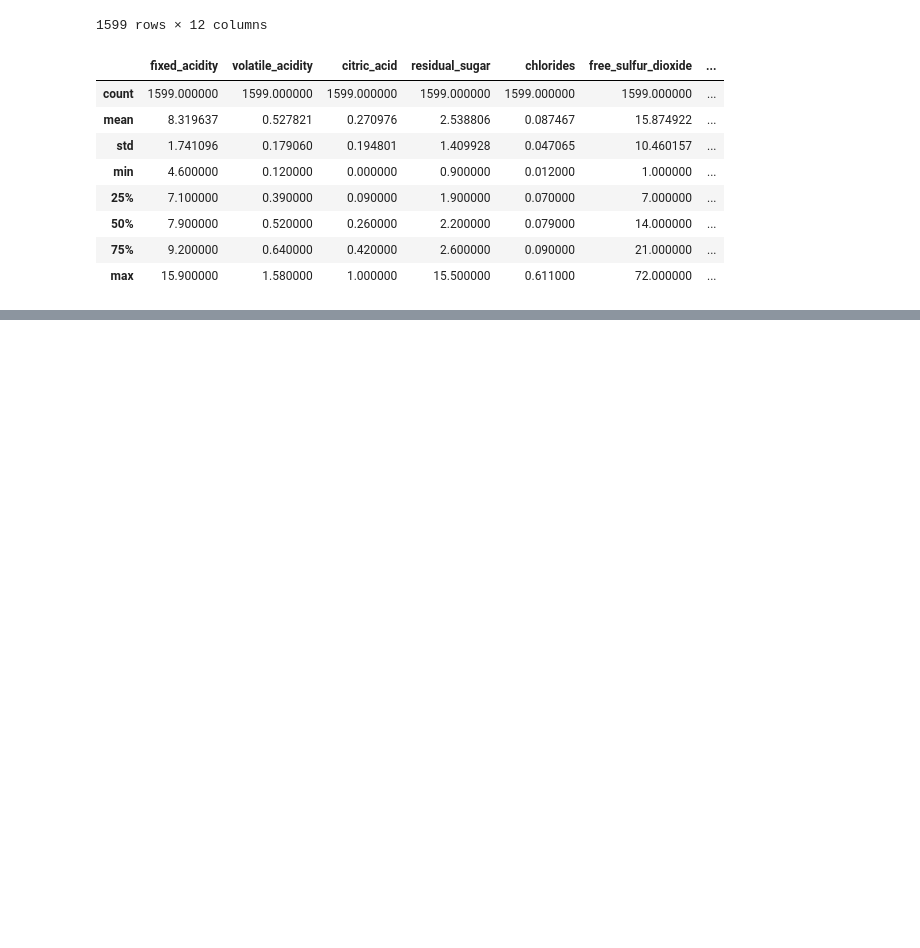
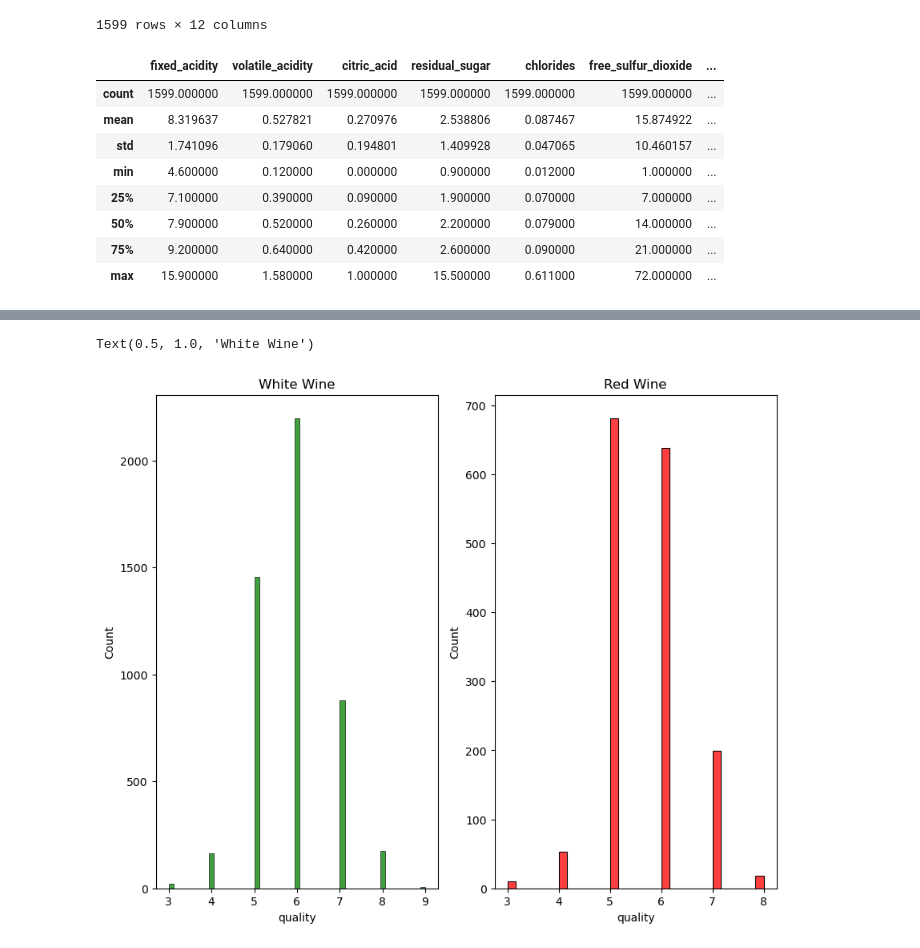
Before and after one commit to intendedsideeffects/Project-2, a Jupyter notebook: blueberry_winery_all.ipynb, the cells around one changed output, grey strips where cells are left out. Cells and saved outputs as stored; diff of their text form; code cells hidden in the pictures; blank space fills up the shorter version.

```diff
--- a/blueberry_winery_all.ipynb
+++ b/blueberry_winery_all.ipynb
@@ -356,0 +366,7 @@ Index: []
+# %%
+fig, axes = plt.subplots(nrows =1, ncols=2,figsize=(10,8))
+sns.histplot(data=red_wine, x='quality', ax=axes[1], color='red').set_title("Red Wine")
+sns.histplot(data=white_wine, x='quality', ax=axes[0], color='green').set_title("White Wine")
+# %% [output]
+Text(0.5, 1.0, 'White Wine')
+[figure, added]
```
Also changed, not shown: parts of 37 cells of this notebook, 1 other file.
